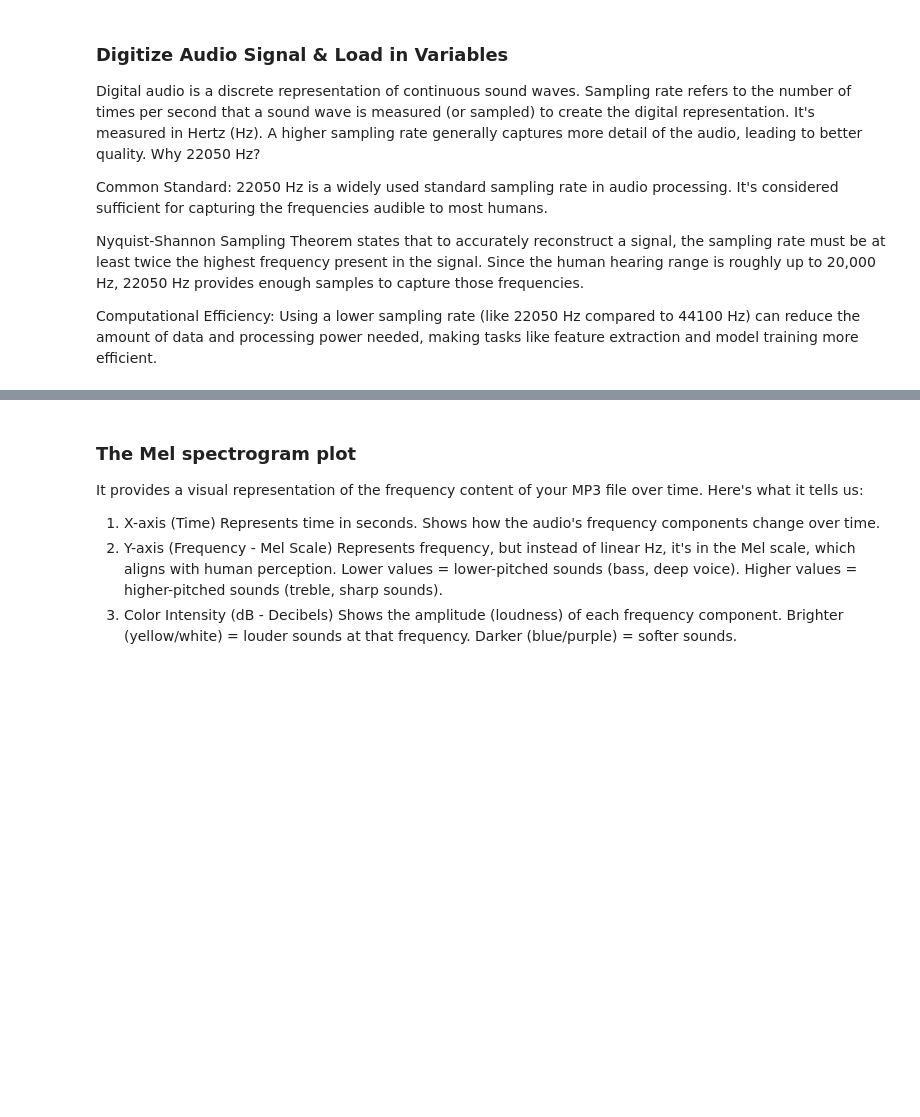
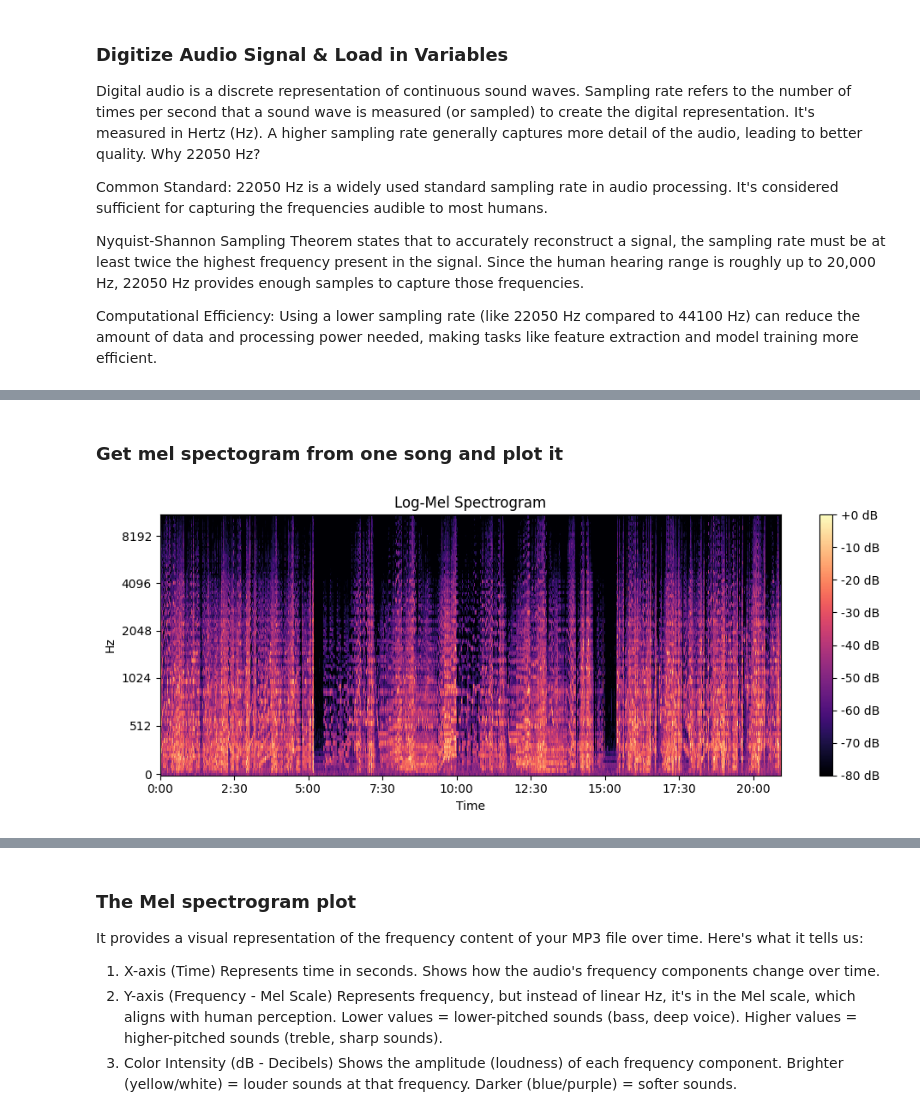
Before and after one commit to monobinab-source/ai-ml, a Jupyter notebook: emeritus-ai-ml/music_transcribe/music_transcribe.ipynb, the cells around one changed output, grey strips where cells are left out. Cells and saved outputs as stored; diff of their text form; code cells hidden in the pictures; blank space fills up the shorter version.

```diff
--- a/emeritus-ai-ml/music_transcribe/music_transcribe.ipynb
+++ b/emeritus-ai-ml/music_transcribe/music_transcribe.ipynb
@@ -109,0 +269,29 @@ Save the spectrogram as an image or a matrix (NumPy array) to feed into the CNN.
+# %% [markdown]
+### Get mel spectogram from one song and plot it
+# %%
+import librosa
+import librosa.display
+import matplotlib.pyplot as plt
+import os
+
+# Specify the path to a single audio file in your local directory
+audio_path = "/tmp/audio_and_midi/MIDI-Unprocessed_Chamber1_MID--AUDIO_07_R3_2018_wav--2.mp3"
+
+# Load the audio; librosa.load will resample it to 22050 Hz by default
+y, sr = librosa.load(audio_path, sr=22050)
+
+# Compute the Mel spectrogram with 128 Mel bands
+mel_spec = librosa.feature.melspectrogram(y=y, sr=sr, n_mels=128)
+
+# Convert the power spectrogram to a logarithmic scale (in decibels) to make it standardised
+log_mel = librosa.power_to_db(mel_spec, ref=np.max)
+
+# Plot the log-mel spectrogram
+plt.figure(figsize=(10, 4))
+librosa.display.specshow(log_mel, sr=sr, x_axis='time', y_axis='mel')
+plt.colorbar(format='%+2.0f dB')
+plt.title("Log-Mel Spectrogram")
+plt.tight_layout()
+plt.show()
+# %% [output]
+[figure, added]
```
Also changed, not shown: parts of 118 cells of this notebook.
